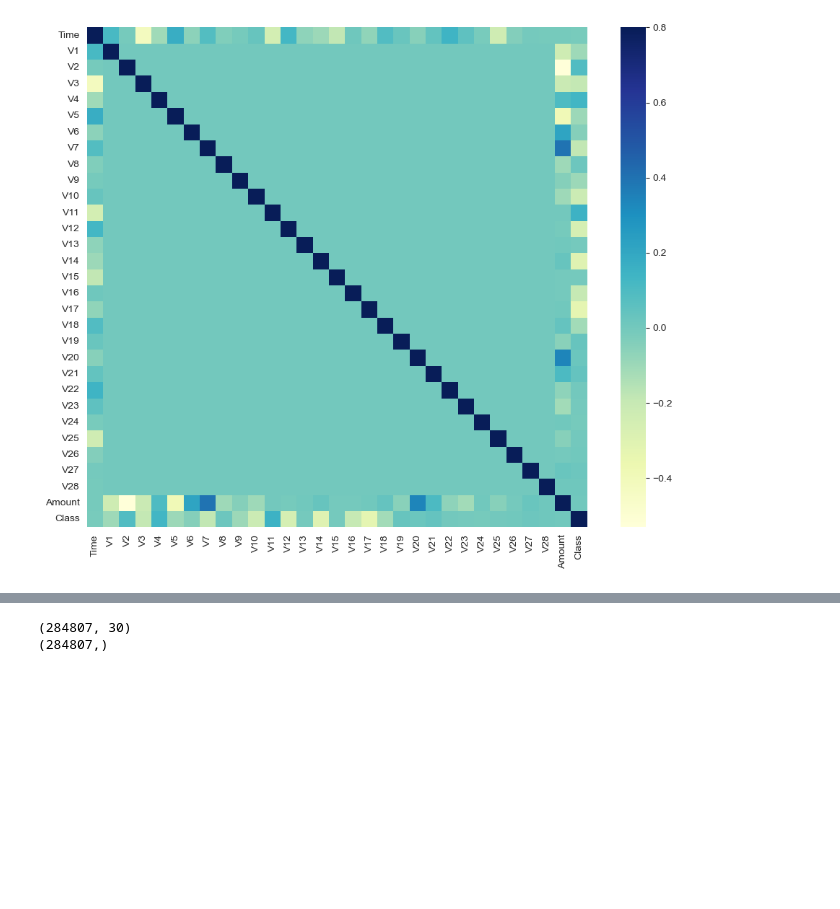
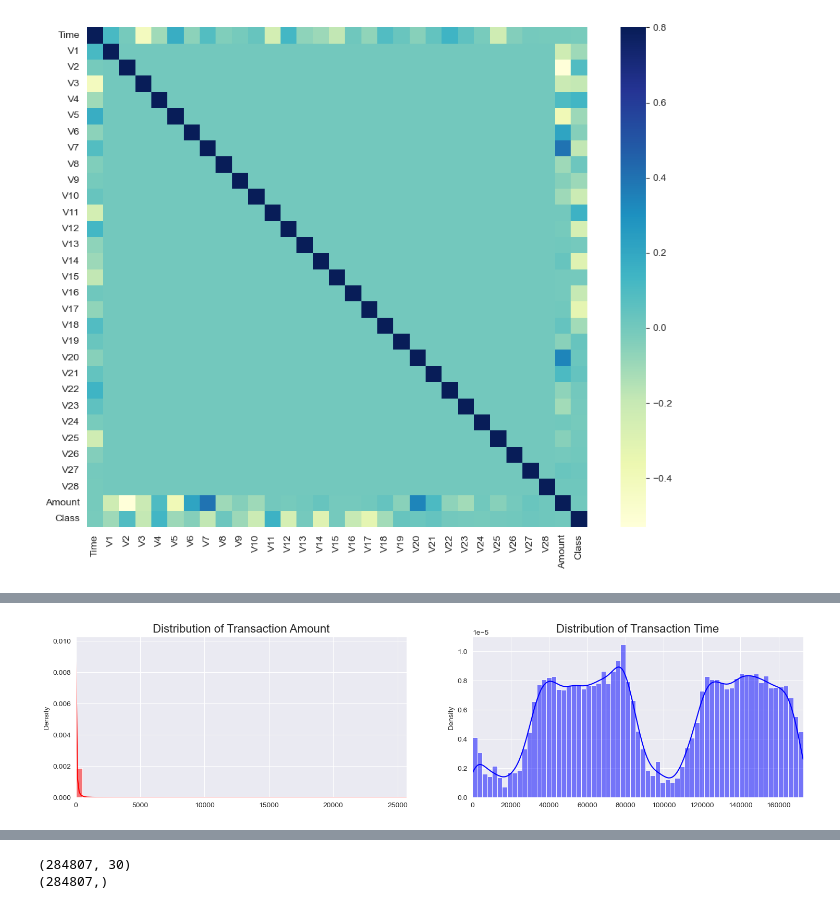
Before and after one commit to marcosantoriello/CCFDetector, a Jupyter notebook: CreditCardFraudDetector.ipynb, the cells around one changed output, grey strips where cells are left out. Saved outputs shown, nothing was run; the diff lists cells and outputs as text; code cells hidden in the pictures; blank space fills up the shorter version.

```diff
--- a/CreditCardFraudDetector.ipynb
+++ b/CreditCardFraudDetector.ipynb
@@ -115,0 +116,22 @@ A questo punto, creo un nuovo DataFrame *X*, che contiene le variabili indipende
+# %%
+# Generating distribution histrograms
+
+# Creating subplots
+fig, ax = plt.subplots(1, 2, figsize=(18,4))
+
+amount_val = dataset['Amount'].values
+time_val = dataset['Time'].values
+
+# Distribution of Amount
+sns.histplot(amount_val, ax=ax[0], color='r', stat='density', common_norm=False, bins=50, kde=True)
+ax[0].set_title('Distribution of Transaction Amount', fontsize=16)
+ax[0].set_xlim([min(amount_val), max(amount_val)])
+
+# Distribution of Time
+sns.histplot(time_val, ax=ax[1], color='b', stat='density' , kde=True)
+ax[1].set_title('Distribution of Transaction Time', fontsize=16)
+ax[1].set_xlim([min(time_val), max(time_val)])
+
+plt.show()
+# %% [output]
+[figure, added]
```
Also changed, not shown: parts of 5 cells of this notebook, 3 other files.
